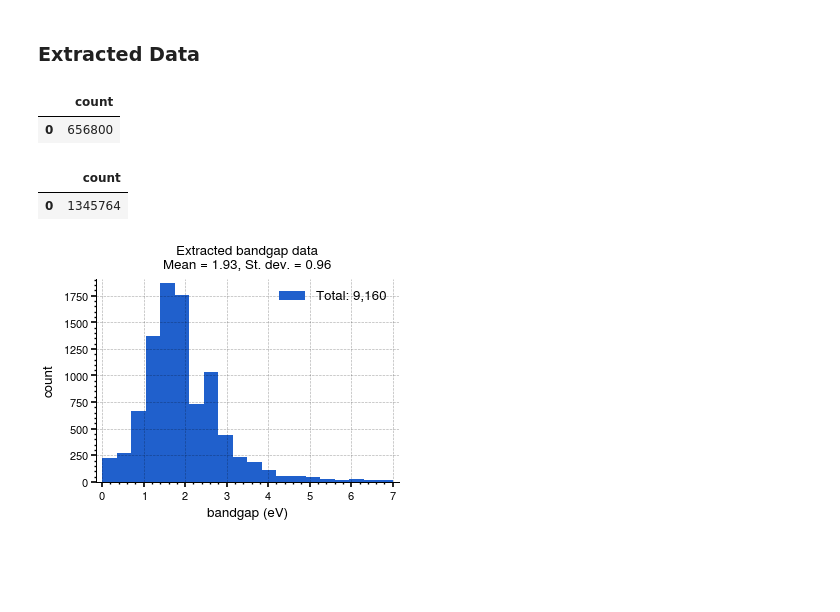
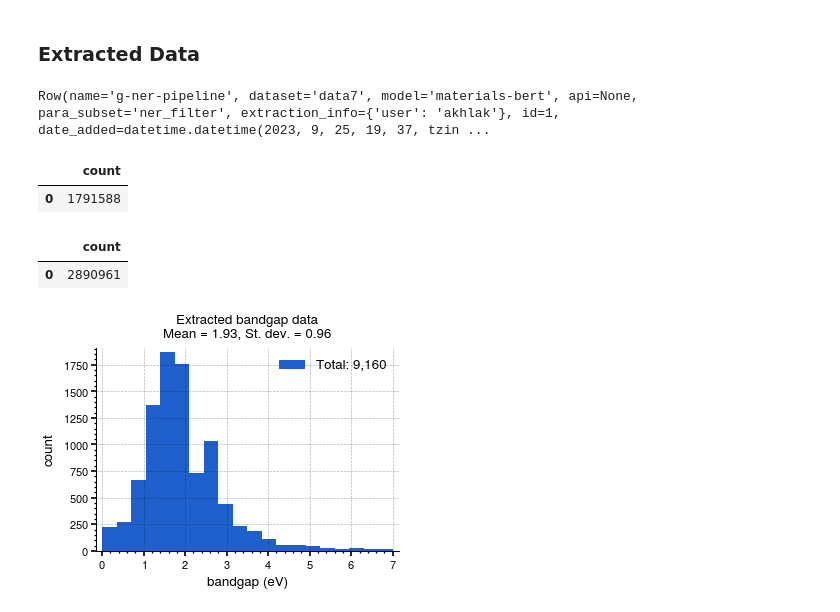
Before and after one commit to Ramprasad-Group/PromptDataExtraction, a Jupyter notebook: notebooks/Analyze-Extracted-Data.ipynb, the cells around one changed output. Saved outputs shown, nothing was run; the diff lists cells and outputs as text; code cells hidden in the pictures; blank space fills up the shorter version.

Commit message:
Update counts

```diff
--- a/notebooks/Analyze-Extracted-Data.ipynb
+++ b/notebooks/Analyze-Extracted-Data.ipynb
@@ -322,17 +328,24 @@ df
 # %% [markdown]
 ### Extracted Data
+# %%
+method = postgres.raw_sql("""
+    Select * From extraction_methods Where name = 'g-ner-pipeline';
+""")[0]
+method
+# %% [output]
+Row(name='g-ner-pipeline', dataset='data7', model='materials-bert', api=None, para_subset='ner_filter', extraction_info={'user': 'akhlak'}, id=1, date_added=datetime.datetime(2023, 9, 25, 19, 37, tzin ...
 # %%
 # Materials extracted.
-execute("select count(*) from extracted_materials")
+execute("select count(*) from extracted_materials where method_id = 1")
 # %% [output]
 |  | count |
-| 0 | 656800 |
+| 0 | 1791588 |
 # %%
 # Properties extracted.
-execute("select count(*) from extracted_properties")
+execute("select count(*) from extracted_properties where method_id = 1")
 # %% [output]
 |  | count |
-| 0 | 1345764 |
+| 0 | 2890961 |
 # %%
 def extract_properties(property : str):
     df = execute("""
```
Also changed, not shown: parts of 2 cells of this notebook.
